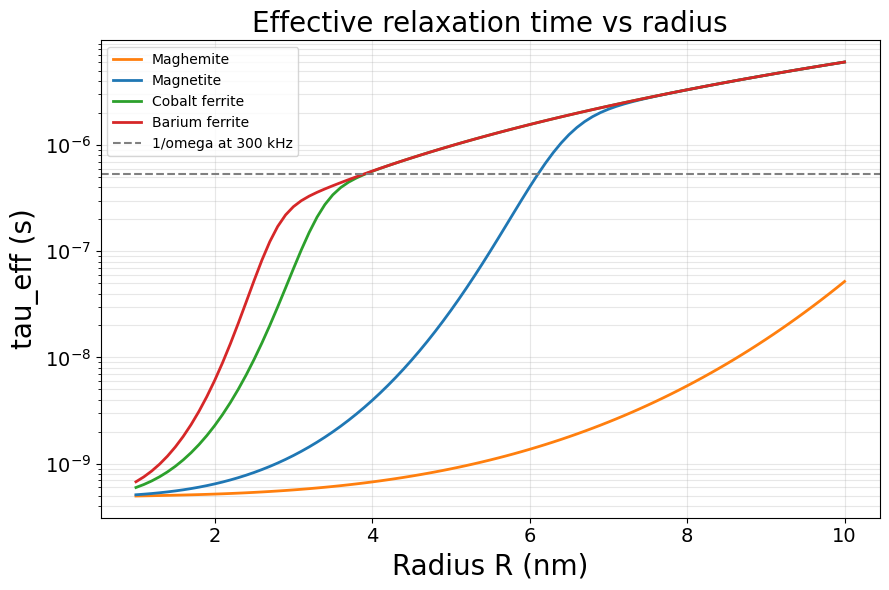
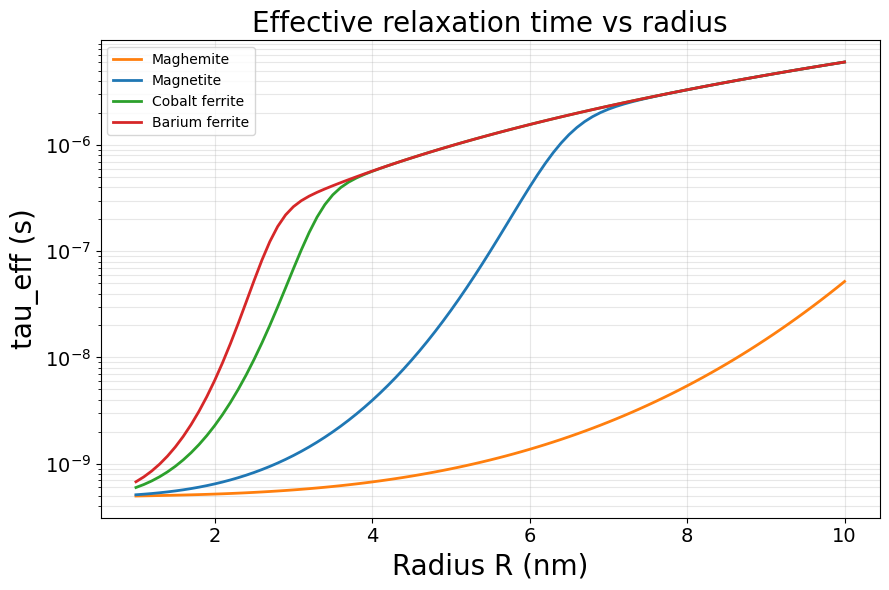
Unified diff of the notebook cell whose output changed from the first chart to the second:
--- before
+++ after
@@ -26,5 +26,4 @@
 for name in materials:
     plt.plot(R_nm, tau_eff_all[name], label=name, color=colors[name], linewidth=2)
-plt.axhline(1/(2*np.pi*300e3), color='gray', linestyle='--', label='1/omega at 300 kHz')
 plt.xlabel('Radius R (nm)', fontsize=20)
 plt.ylabel('tau_eff (s)', fontsize=20)

Commit: update_week3